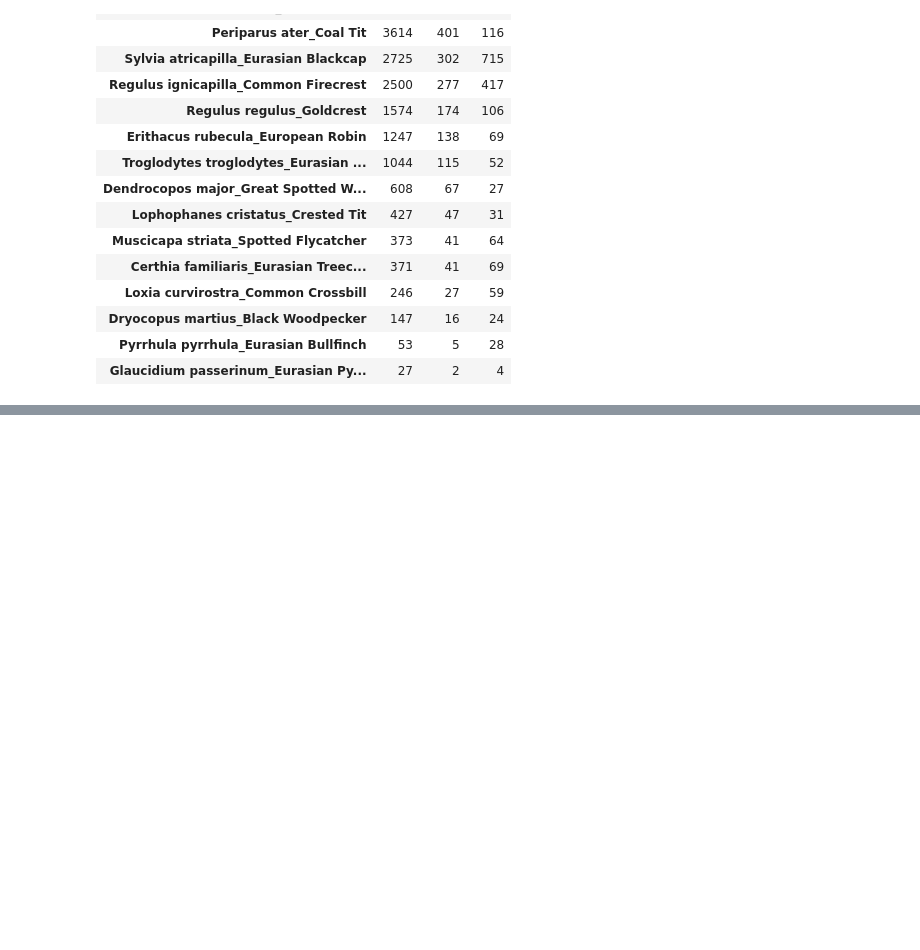
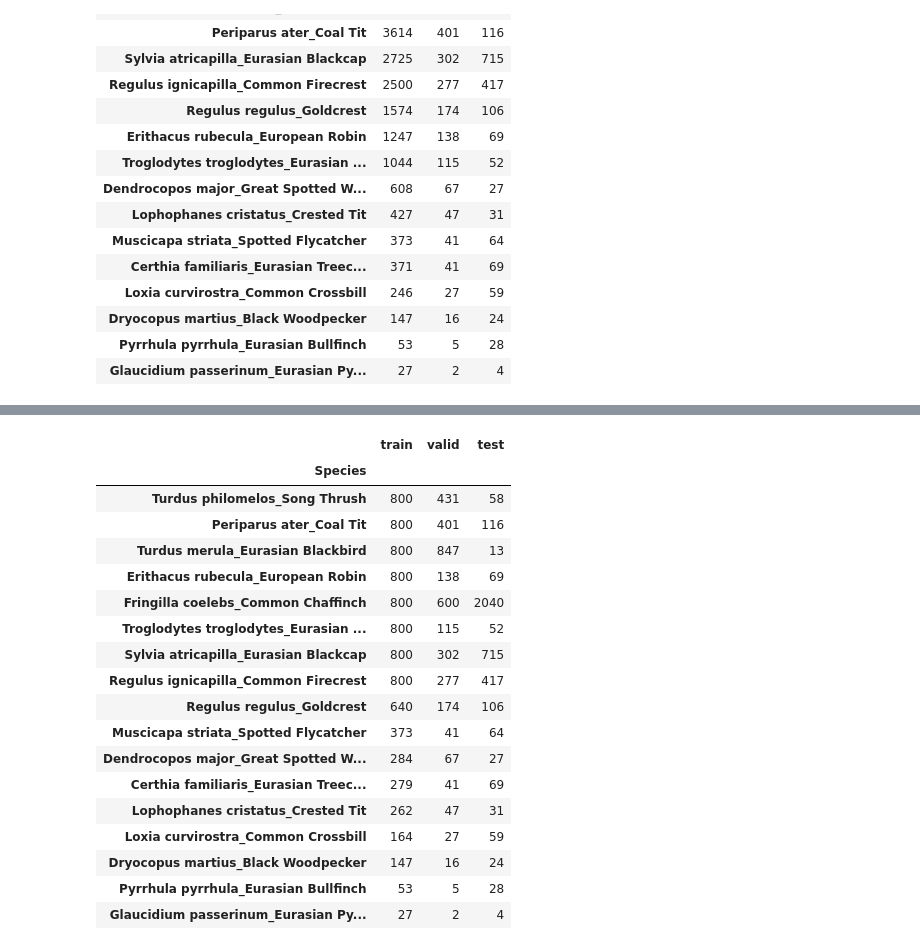
Before and after one commit to giacomoschiavo/finetuning-BirdNET, a Jupyter notebook: 2_data_preprocessing.ipynb, the cells around one changed output, grey strips where cells are left out. Saved outputs shown, nothing was run; the diff lists cells and outputs as text; code cells hidden in the pictures; blank space fills up the shorter version.

```diff
--- a/2_data_preprocessing.ipynb
+++ b/2_data_preprocessing.ipynb
@@ -418,0 +521,22 @@ print_dataset_count_table()
+# %%
+print_dataset_count_table()
+# %% [output]
+|  | train | valid | test |
+| Species |  |  |  |
+| Turdus philomelos_Song Thrush | 800 | 431 | 58 |
+| Periparus ater_Coal Tit | 800 | 401 | 116 |
+| Turdus merula_Eurasian Blackbird | 800 | 847 | 13 |
+| Erithacus rubecula_European Robin | 800 | 138 | 69 |
+| Fringilla coelebs_Common Chaffinch | 800 | 600 | 2040 |
+| Troglodytes troglodytes_Eurasian ... | 800 | 115 | 52 |
+| Sylvia atricapilla_Eurasian Blackcap | 800 | 302 | 715 |
+| Regulus ignicapilla_Common Firecrest | 800 | 277 | 417 |
+| Regulus regulus_Goldcrest | 640 | 174 | 106 |
+| Muscicapa striata_Spotted Flycatcher | 373 | 41 | 64 |
+| Dendrocopos major_Great Spotted W... | 284 | 67 | 27 |
+| Certhia familiaris_Eurasian Treec... | 279 | 41 | 69 |
+| Lophophanes cristatus_Crested Tit | 262 | 47 | 31 |
+| Loxia curvirostra_Common Crossbill | 164 | 27 | 59 |
+| Dryocopus martius_Black Woodpecker | 147 | 16 | 24 |
+| Pyrrhula pyrrhula_Eurasian Bullfinch | 53 | 5 | 28 |
+| Glaucidium passerinum_Eurasian Py... | 27 | 2 | 4 |
```
Also changed, not shown: parts of 8 cells of this notebook, 1 other file.
